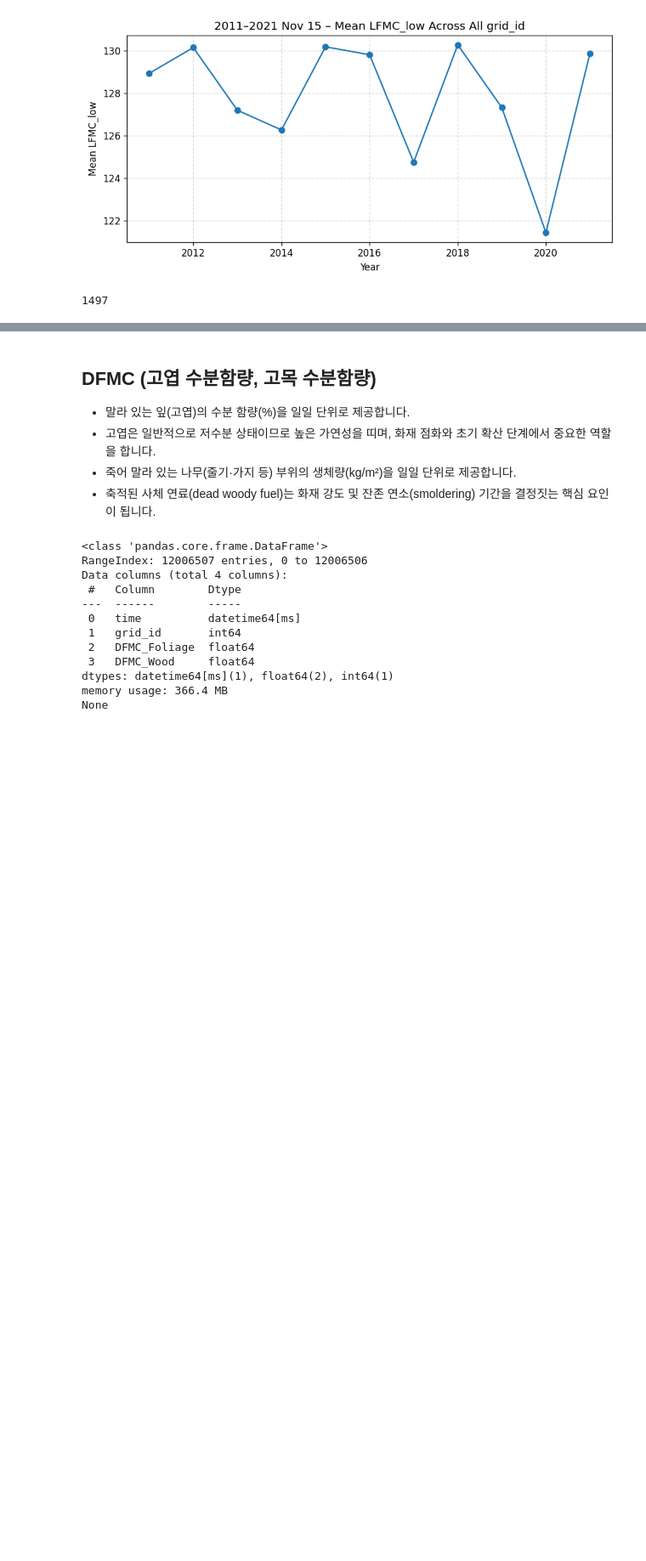
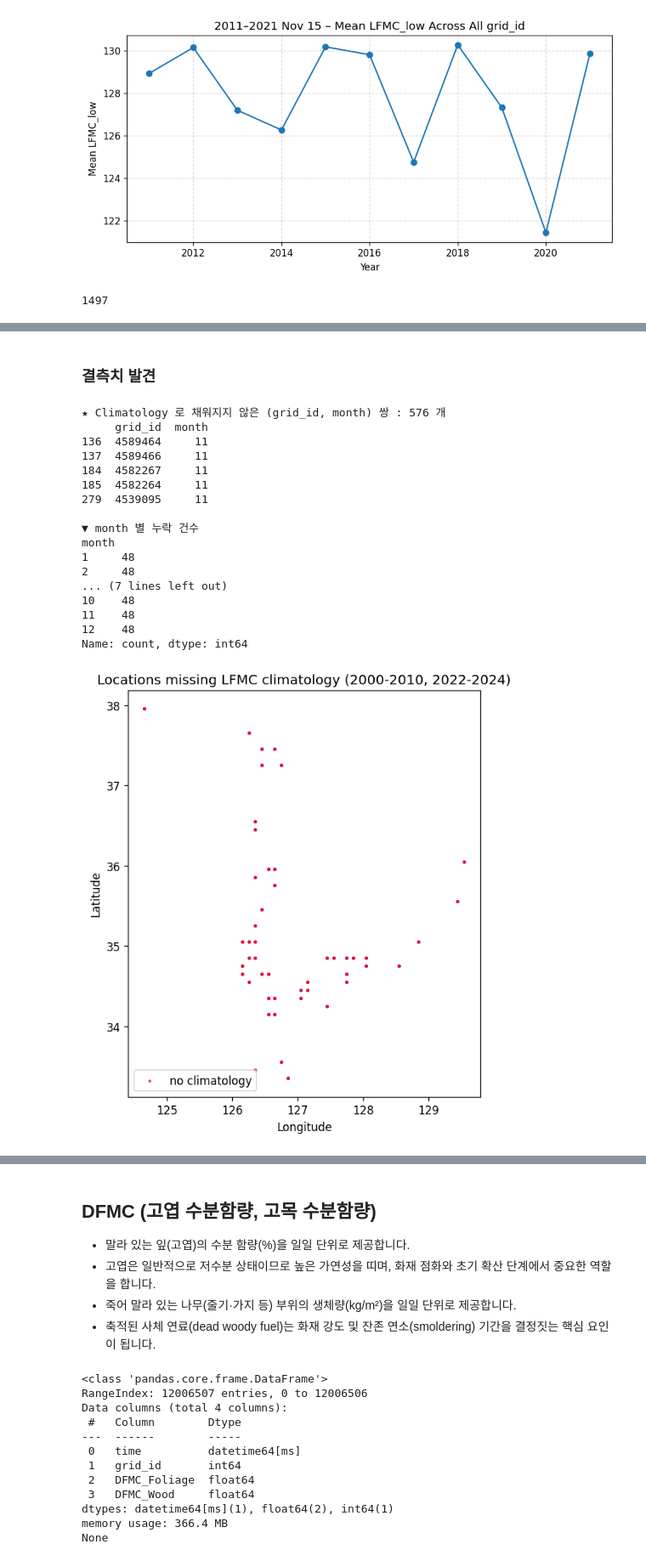
Before and after one commit to ToleranceKim/pof-model-korea, a Jupyter notebook: data/rest_data_consistency_check.ipynb, the cells around one changed output, grey strips where cells are left out. Shown at 85% size. Cells and saved outputs as stored; diff of their text form; code cells hidden in the pictures; blank space fills up the shorter version.

```diff
--- a/data/rest_data_consistency_check.ipynb
+++ b/data/rest_data_consistency_check.ipynb
@@ -2385,0 +2445,76 @@ lfmc_df.loc[lfmc_df['time']=='2021-06-01 12:00:00', 'grid_id'].nunique()
+# %% [markdown]
+### 결측치 발견
+# %%
+import pandas as pd
+import geopandas as gpd
+from shapely.geometry import Point
+import matplotlib.pyplot as plt
+
+# ──────────────────────────────
+# 1) Climatology 미매칭 (left_only) 행만 추출
+# ──────────────────────────────
+missing_clim = (
+    weather_with_lfmc_raw            # _merge_clim 이 생기기 전 DataFrame
+    .merge(
+        clim[["grid_id", "month"]],   # (grid_id, month) 만 갖고 와서
+        on=["grid_id", "month"],
+        how="left",
+        indicator=True
+    )
+    .query('_merge == "left_only"')[["grid_id", "month"]]
+    .drop_duplicates()
+)
+
+print(f"★ Climatology 로 채워지지 않은 (grid_id, month) 쌍 : {len(missing_clim):,} 개")
+print(missing_clim.head())
+
+# ──────────────────────────────
+# 2) 어느 달(month)이 특히 많이 빠졌는지?
+# ──────────────────────────────
+print("\n▼ month 별 누락 건수")
+print(missing_clim["month"].value_counts().sort_index())
+
+# ──────────────────────────────
+# 3) 지도에 찍어 보기
+# ──────────────────────────────
+def grid2lonlat(gid: int, nlon: int = 3600):
+    row, col = divmod(int(gid), nlon)
+    lat = -90  + 0.1 * (row + 0.5)
+    lon = -180 + 0.1 * (col + 0.5)
+    return lon, lat
+
+gdf_missing = gpd.GeoDataFrame(
+    missing_clim,
+    geometry=[Point(*grid2lonlat(g)) for g in missing_clim["grid_id"]],
+    crs="EPSG:4326"
+)
+
+fig, ax = plt.subplots(figsize=(7, 6))
+gdf_missing.plot(
+    ax=ax, markersize=3, color="crimson", alpha=0.6,
+    label="no climatology"
+)
+ax.set_title("Locations missing LFMC climatology (2000-2010, 2022-2024)")
+ax.set_xlabel("Longitude"); ax.set_ylabel("Latitude")
+ax.legend(loc="lower left")
+plt.tight_layout()
+plt.show()
+# %% [output]
+★ Climatology 로 채워지지 않은 (grid_id, month) 쌍 : 576 개
+     grid_id  month
+136  4589464     11
+137  4589466     11
+184  4582267     11
+185  4582264     11
+279  4539095     11
+
+▼ month 별 누락 건수
+month
+1     48
+2     48
+... (7 lines left out)
+10    48
+11    48
+12    48
+Name: count, dtype: int64
+[figure, added]
```
Also changed, not shown: parts of 72 cells of this notebook, 40 other files.
